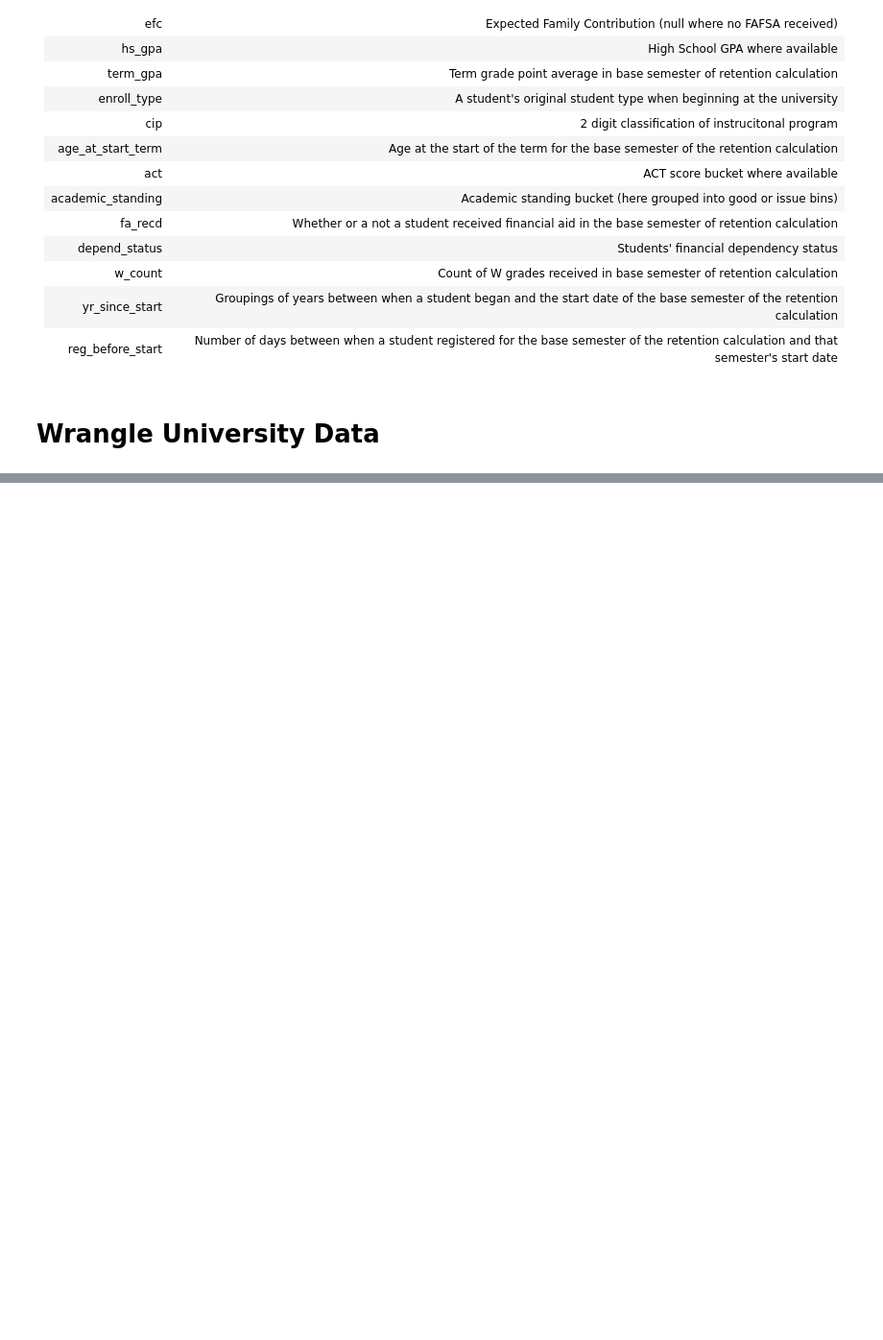
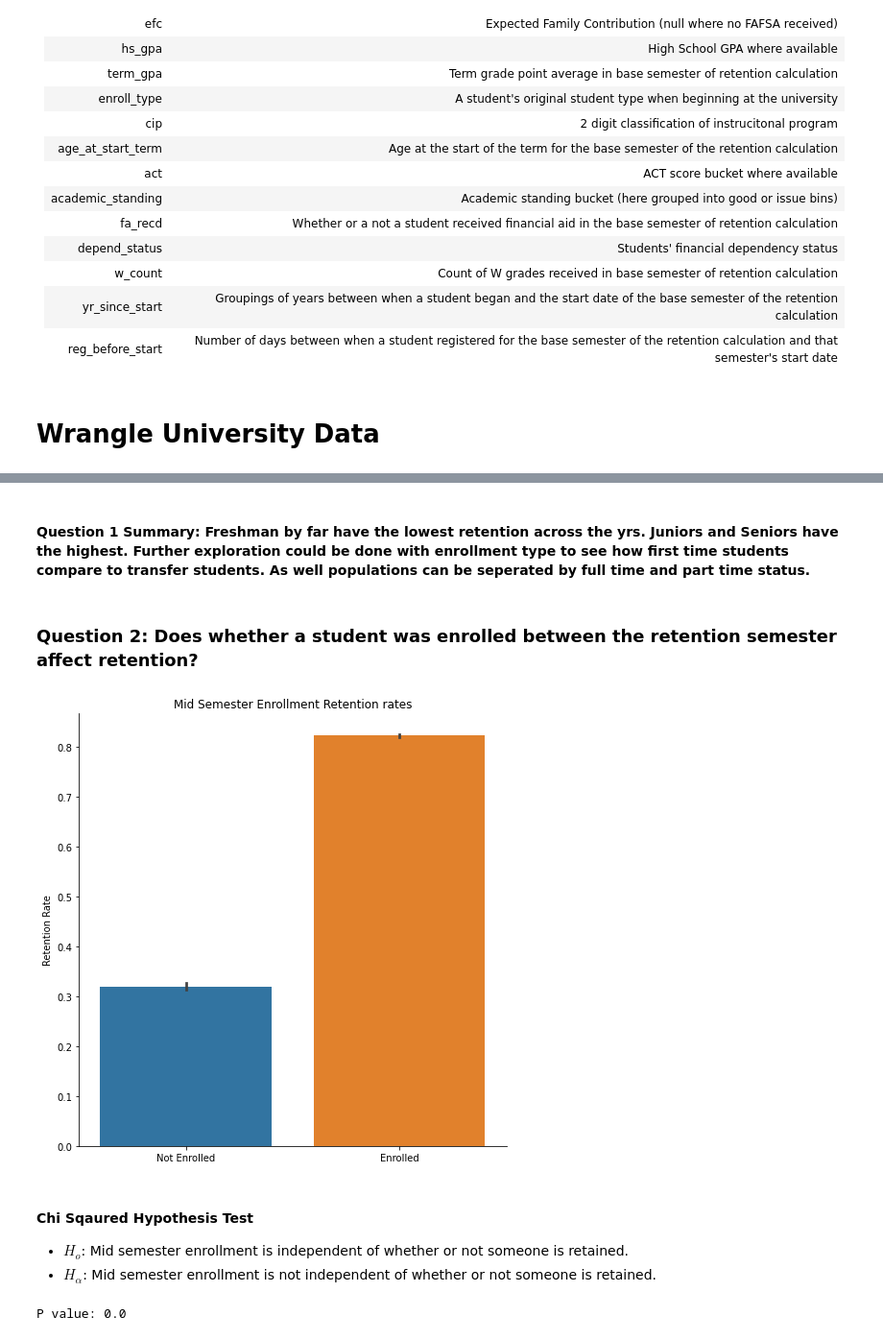
Before and after one commit to mwboiss/retention-project, a Jupyter notebook: report.ipynb, the cells around one changed output, grey strips where cells are left out. Shown at 96% size. Cells and saved outputs as stored; diff of their text form; code cells hidden in the pictures; blank space fills up the shorter version.

```diff
--- a/report.ipynb
+++ b/report.ipynb
@@ -79,0 +128,31 @@ Question explore:
+# %% [markdown]
+#### Question 1 Summary: Freshman by far have the lowest retention across the yrs. Juniors and Seniors have the highest. Further exploration could be done with enrollment type to see how first time students compare to transfer students. As well populations can be seperated by full time and part time status.
+# %% [markdown]
+### Question 2: Does whether a student was enrolled between the retention semester affect retention?
+# %%
+# A catplot with kind bar is used to show retention rates for mid semester enrollment status
+ax = sns.catplot(x='enrolled_between',y='retained',data=train, kind='bar',height=7)
+# Set axis labels
+(ax.set_axis_labels("", "Retention Rate")
+  .set_xticklabels(["Not Enrolled", "Enrolled"]))
+# Set title
+plt.title("Mid Semester Enrollment Retention rates")
+plt.show()
+# %% [output]
+[figure, added]
+# %% [markdown]
+#### Chi Sqaured Hypothesis Test
+
+- $H_o$: Mid semester enrollment is independent of whether or not someone is retained.
+- $H_α$: Mid semester enrollment is not independent of whether or not someone is retained.
+# %%
+# Import stats to run hypothesis test
+import scipy.stats as stats
+# Create contingnecy table
+contingency_table = pd.crosstab(train.enrolled_between , train.retained)
+# Run stats test
+chi2, p, degf, expected = stats.chi2_contingency(contingency_table)
+# print result
+print(f'P value: {p}')
+# %% [output]
+P value: 0.0
```
Also changed, not shown: parts of 66 cells of this notebook, 3 other files.
